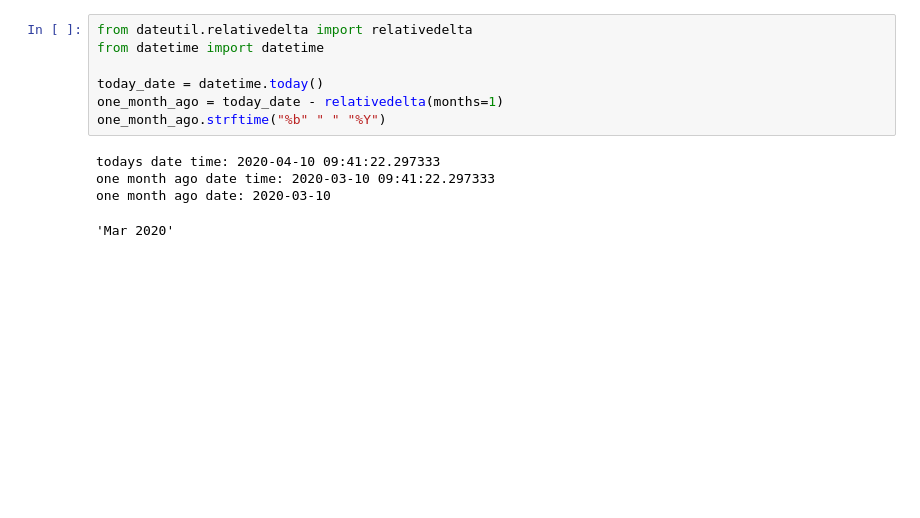
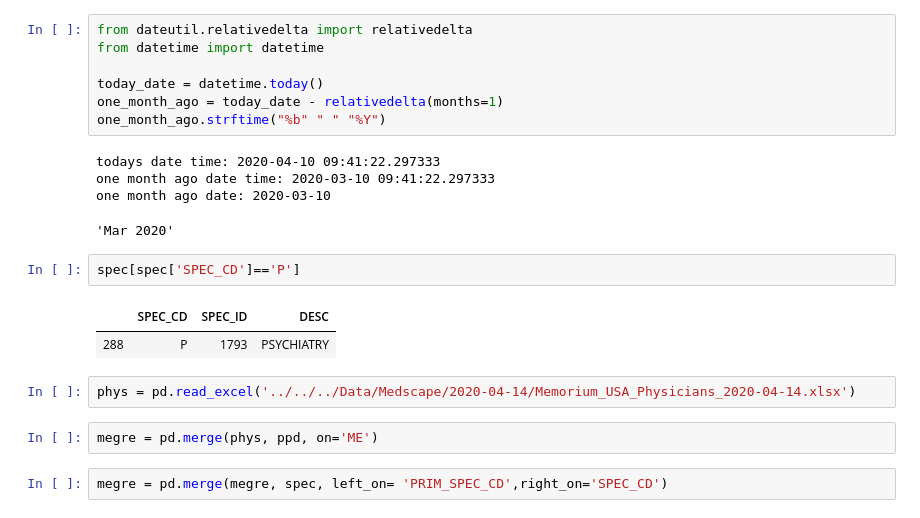
Before and after one commit to AMADataLabs/Core, a Jupyter notebook: Sandbox/Medscape/ME_match.ipynb, the cells around one changed output. Drawn from its saved outputs; the diff is of its cells as text; blank space fills up the shorter version.

```diff
--- a/Sandbox/Medscape/ME_match.ipynb
+++ b/Sandbox/Medscape/ME_match.ipynb
@@ -334,3 +334,14 @@ one month ago date: 2020-03-10
 # %%
 # %% [output]
 'Mar 2020'
+# %%
+spec[spec['SPEC_CD']=='P']
+# %% [output]
+|  | SPEC_CD | SPEC_ID | DESC |
+| 288 | P | 1793 | PSYCHIATRY |
+# %%
+phys = pd.read_excel('../../../Data/Medscape/2020-04-14/Memorium_USA_Physicians_2020-04-14.xlsx')
+# %%
+megre = pd.merge(phys, ppd, on='ME')
+# %%
+megre = pd.merge(megre, spec, left_on= 'PRIM_SPEC_CD',right_on='SPEC_CD')
```
Also changed, not shown: parts of 8 cells of this notebook, 3 other files.
